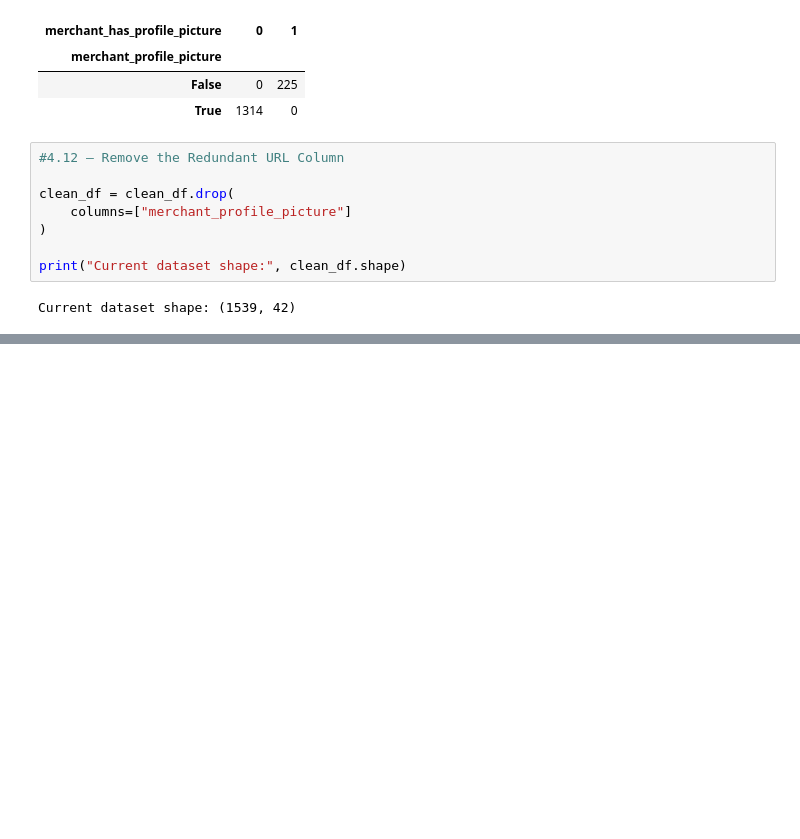
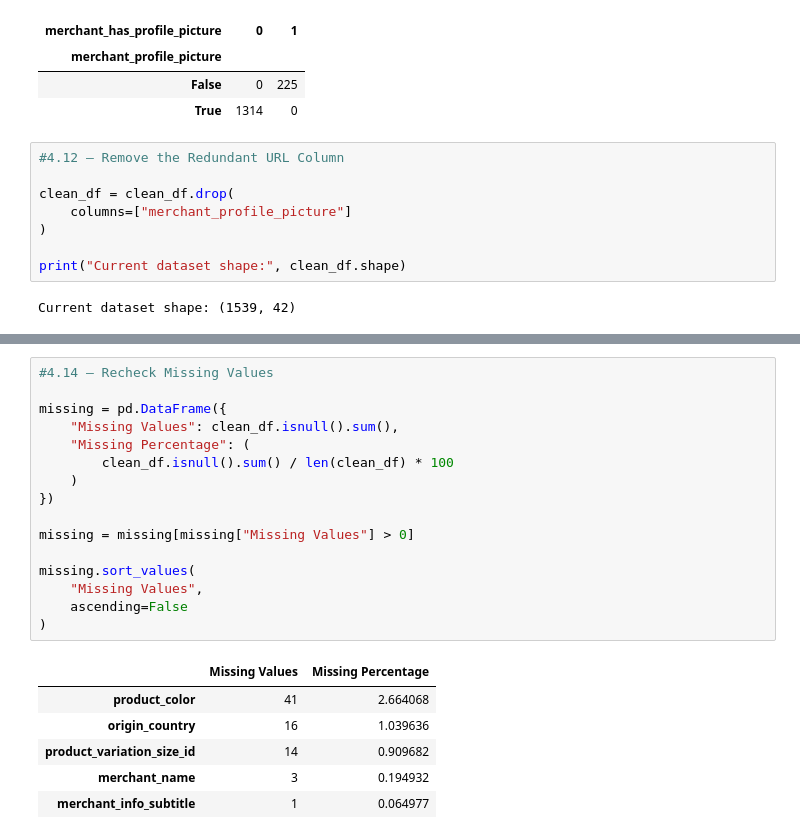
Before and after one commit to kaizen-jay/Retail-Sales-Analytics, a Jupyter notebook: notebooks/summer_product_analysis.ipynb, the cells around one changed output, grey strips where cells are left out. Drawn from its saved outputs; the diff is of its cells as text; blank space fills up the shorter version.

```diff
--- a/notebooks/summer_product_analysis.ipynb
+++ b/notebooks/summer_product_analysis.ipynb
@@ -1039,0 +1062,23 @@ Current dataset shape: (1539, 42)
+# %%
+#4.14 — Recheck Missing Values
+
+missing = pd.DataFrame({
+    "Missing Values": clean_df.isnull().sum(),
+    "Missing Percentage": (
+        clean_df.isnull().sum() / len(clean_df) * 100
+    )
+})
+
+missing = missing[missing["Missing Values"] > 0]
+
+missing.sort_values(
+    "Missing Values",
+    ascending=False
+)
+# %% [output]
+|  | Missing Values | Missing Percentage |
+| product_color | 41 | 2.664068 |
+| origin_country | 16 | 1.039636 |
+| product_variation_size_id | 14 | 0.909682 |
+| merchant_name | 3 | 0.194932 |
+| merchant_info_subtitle | 1 | 0.064977 |
```
Also changed, not shown: parts of 7 cells of this notebook.
